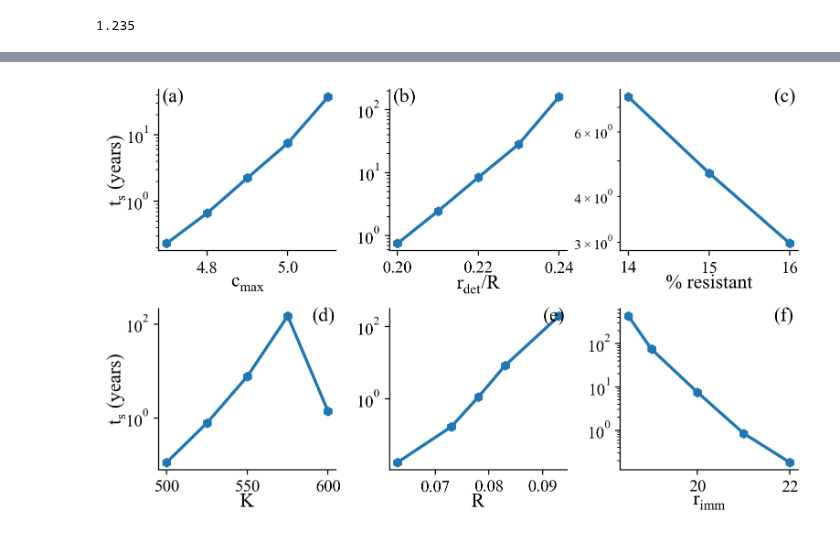
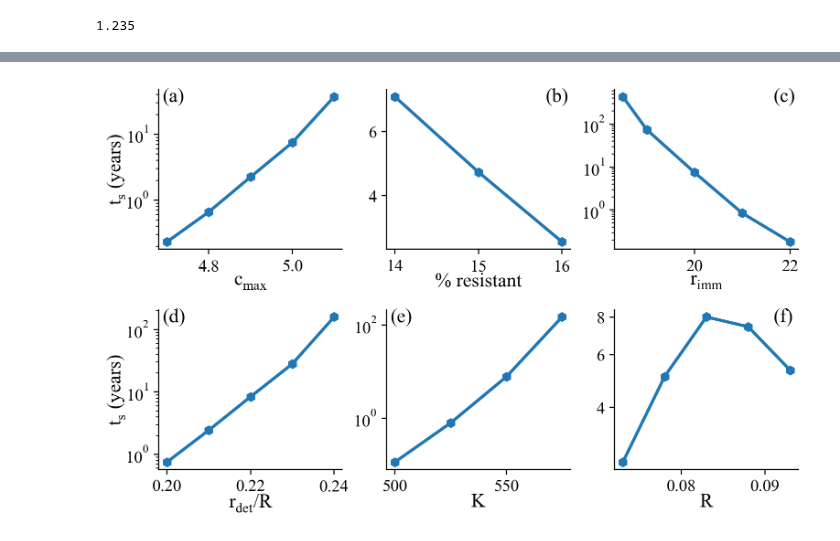
Before and after one commit to patricksinclair/multispecies_postprocessing, a Jupyter notebook: geno_distbs/varying_susceps/ttf_analyser.ipynb, the cells around one changed output, grey strips where cells are left out. Cells and saved outputs as stored; diff of their text form; code cells hidden in the pictures.

```diff
--- a/geno_distbs/varying_susceps/ttf_analyser.ipynb
+++ b/geno_distbs/varying_susceps/ttf_analyser.ipynb
@@ -19,8 +21,8 @@ rImm_vals = rImm_vals[::-1]
 cmax_session2_string = "session-2"
 rImm_session2_string = "-session2"
 
-g_max_vals = [0.063, 0.073, 0.078, 0.083, 0.093]
-K_vals = [500, 525, 550, 575, 600] #[350, 450, 550, 650, 750]
+g_max_vals = [0.073, 0.078, 0.083, 0.088, 0.093]
+K_vals = [500, 525, 550, 575] #[350, 450, 550, 650, 750]
 det_ratio_vals = [dr for dr in np.arange(0.2, 0.24+0.01, 0.01)]
 pc_res_vals = [14., 15., 16.]
 # %%
@@ -103,7 +105,7 @@ ttf_16pcres_vs_rImm = getListOfDataFramesForModelParam("time_to_failure_data_vs_
 # %%
 ttf_vs_pc_res = [ttf_14pcres_vs_cmax[-2], ttf_15pcres_vs_cmax[-2], ttf_16pcres_vs_cmax[-2]] # get the different % resistant runs. [-2] is the index of the default c_max vals
 # %%
-ttf_14pcres_vs_g_max = getListOfDataFramesForModelParam("time_to_failure_vs_g_max_OLD", "g_max", 14, g_max_vals, n_sig_figs=3)
+ttf_14pcres_vs_g_max = getListOfDataFramesForModelParam("time_to_failure_vs_g_max", "g_max", 14, g_max_vals, n_sig_figs=3)
 ttf_14pcres_vs_K = getListOfDataFramesForModelParam("time_to_failure_vs_K", "K", 14, K_vals, n_sig_figs=3)
 ttf_14pcres_vs_det_ratio = getListOfDataFramesForModelParam("time_to_failure_vs_deterioration_ratio", "deterioration_ratio", 14, det_ratio_vals, n_sig_figs=3)
 # %%
@@ -302,15 +304,15 @@ def plot_fitSlopes_and_failRate(ttf_df_list, variable_vals, variable_name, filen
 # ttf_15pc_cmax = plot_fitSlopes_and_failRate(ttf_15pcres_vs_cmax, cmax_vals, "$c_{\max}$", "ttf_plots_15pcres_vs_cmax")
 # ttf_16pc_cmax = plot_fitSlopes_and_failRate(ttf_16pcres_vs_cmax, cmax_vals, "$c_{\max}$", "ttf_plots_16pcres_vs_cmax")
 #print(ttf_14pc)
-ttf_14pc_cmax       = plot_fitSlopes_and_failRate(ttf_14pcres_vs_cmax, cmax_vals,           "$c_{max}$", "ttf_plots_14pcres_vs_cmax")
+ttf_14pc_cmax       = plot_fitSlopes_and_failRate(ttf_14pcres_vs_cmax, cmax_vals,           "$c_{max}$",   "ttf_plots_14pcres_vs_cmax")
 ttf_14pc_detRatio   = plot_fitSlopes_and_failRate(ttf_14pcres_vs_det_ratio, det_ratio_vals, "$r_{det}/R$", "ttf_plots_det_ratio", letter_in_top=True, n_sig_figs=3)
 ttf_pc_res          = plot_fitSlopes_and_failRate(ttf_vs_pc_res, pc_res_vals,               "% resistant", "ttf_plots_pc_res", letter_in_top=False, n_sig_figs=3)
-ttf_14pc_K          = plot_fitSlopes_and_failRate(ttf_14pcres_vs_K, K_vals,                 "$K$", "ttf_plots_14pcres_vs_K", letter_in_top=True, n_sig_figs=4)
-ttf_14pc_gMax       = plot_fitSlopes_and_failRate(ttf_14pcres_vs_g_max, g_max_vals,         "$R$", "ttf_plots_14pcres_vs_gMax", letter_in_top=True, n_sig_figs=3)
-ttf_14pc_rImm       = plot_fitSlopes_and_failRate(ttf_14pcres_vs_rImm, rImm_vals,           "$r_{imm}$", "ttf_plots_14pcres_vs_rImm", letter_in_top=False, n_sig_figs=3)
+ttf_14pc_K          = plot_fitSlopes_and_failRate(ttf_14pcres_vs_K, K_vals,                 "$K$",         "ttf_plots_14pcres_vs_K", letter_in_top=True, n_sig_figs=4)
+ttf_14pc_gMax       = plot_fitSlopes_and_failRate(ttf_14pcres_vs_g_max, g_max_vals,         "$R$",         "ttf_plots_14pcres_vs_gMax", letter_in_top=True, n_sig_figs=3)
+ttf_14pc_rImm       = plot_fitSlopes_and_failRate(ttf_14pcres_vs_rImm, rImm_vals,           "$r_{imm}$",   "ttf_plots_14pcres_vs_rImm", letter_in_top=False, n_sig_figs=3)
 
 # make a list of the ttf_vs_x_params
-ttf_vs_x_list = [ttf_14pc_cmax, ttf_14pc_detRatio, ttf_pc_res, ttf_14pc_K, ttf_14pc_gMax, ttf_14pc_rImm]
+ttf_vs_x_list = [ttf_14pc_cmax, ttf_pc_res, ttf_14pc_rImm, ttf_14pc_detRatio, ttf_14pc_K, ttf_14pc_gMax]
 # %% [output]
 [figure]
 [figure]
@@ -327,7 +329,7 @@ def plot_ttf_vs_x_param(ttf_vs_x_param_list):
     fig, axes = plt.subplots(2, 3, dpi=220)
     fig.set_size_inches(8.2,5)
     #fig.tight_layout()
-    plt.subplots_adjust(hspace=0.36, wspace=0.3)
+    plt.subplots_adjust(hspace=0.38, wspace=0.24)
     titleSize = 12
     labelSize = 14
     numbersize = 12
@@ -340,33 +342,46 @@ def plot_ttf_vs_x_param(ttf_vs_x_param_list):
     i = 0
     for ax, ttf_tuple, letter in zip(axes.flatten(), ttf_vs_x_param_list, letters):
 
         var_x_vals, ttf_y_vals, var_label = ttf_tuple
 
         ax.plot(var_x_vals, ttf_y_vals, marker='h', ms=6, lw=2.2)
 
         #ax.set_title('$t_s$ vs '+var_label, fontsize=titleSize)
         ax.spines['right'].set_visible(False)
         ax.spines['top'].set_visible(False)
 
         ax.set_xlabel(var_label, fontsize=labelSize, labelpad=-1.4)
         if not i%(len(ttf_vs_x_param_list)//2): ax.set_ylabel('$t_s$ (years)', fontsize=labelSize, labelpad=-1) # label outer
 
-        letter_x = 0.02 if any(var_label in s for s in ["$c_{max}$", "$g_{max}$", "$r_{det}/R$"]) else 0.865
+        letter_x = 0.02 if any(var_label in s for s in ["$c_{max}$", "$g_{max}$", "$r_{det}/R$", "$K$"]) else 0.865
 
         ax.text(letter_x, 0.925, f"({letter})", transform=ax.transAxes, fontsize=14)
 
         ax.xaxis.set_tick_params(labelsize=numbersize)
         ax.yaxis.set_tick_params(labelsize=numbersize)
         ax.semilogy()
+
+        if any(var_label in s for s in ["% resistant", "$R$"]):
+            # ax.xaxis.set_major_locator(ticker.AutoLocator())
+            #ax.xaxis.set_minor_locator(ticker.NullLocator())  # no minor ticks
+            #ax.xaxis.set_major_formatter(ticker.ScalarFormatter())  # set regular formatting
+
+            ax.yaxis.set_major_locator(ticker.AutoLocator())  # major y tick positions in a regular way
+            #ax.yaxis.set_major_locator(ticker.MultipleLocator(2))  # major y tick positions every 2
+
+            ax.yaxis.set_minor_locator(ticker.NullLocator())  # no minor ticks
+            ax.yaxis.set_major_formatter(ticker.ScalarFormatter())  # set regular formatting
+
+            ax.ticklabel_format(style='sci', scilimits=(-1, 1), axis='y')  # disable scientific notation
 
         i = i+1
 
 
 
     plt.savefig('ms_paper_plots/surv_time_vs_model_param.pdf', bbox_inches='tight', dpi=320)
     plt.show()
 
 plot_ttf_vs_x_param(ttf_vs_x_param_list=ttf_vs_x_list)
 # %% [output]
-[figure, old version]
+[figure, new version]
 # %%
```
Also changed, not shown: parts of 3 cells of this notebook.
